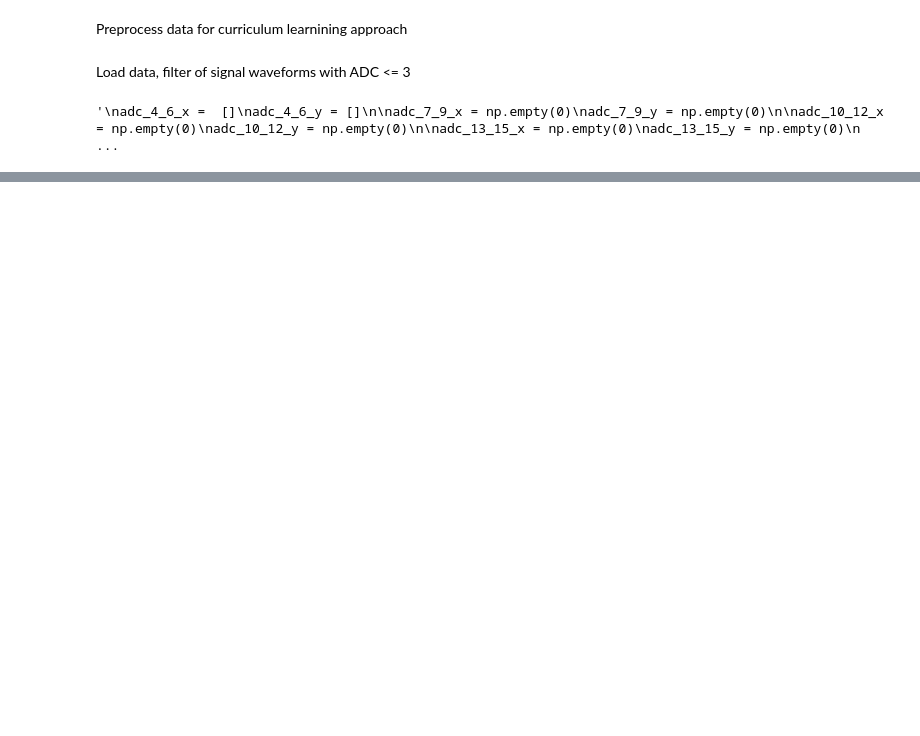
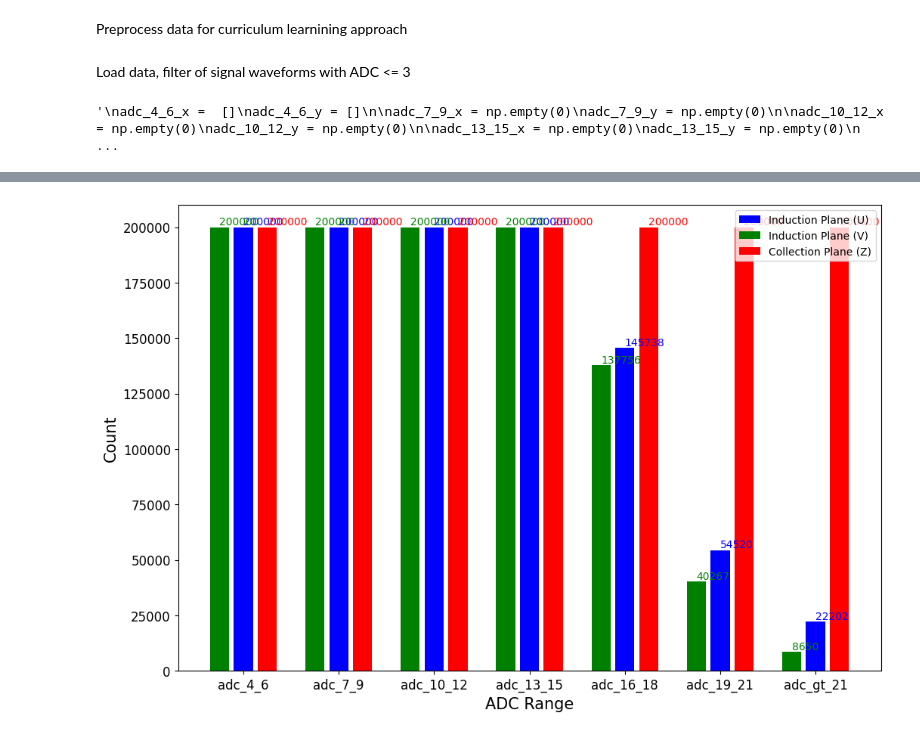
Before and after one commit to In-storage-compute/LArTPC-1DCNN-AutoEncoder, a Jupyter notebook: Neutrino-Trained-New-Dataset/AutoEncoder-Current/Curriculum-Learning/get_1mil_samlpl.ipynb, the cells around one changed output, grey strips where cells are left out. Cells and saved outputs as stored; diff of their text form; code cells hidden in the pictures; blank space fills up the shorter version.

```diff
--- a/Neutrino-Trained-New-Dataset/AutoEncoder-Current/Curriculum-Learning/get_1mil_samlpl.ipynb
+++ b/Neutrino-Trained-New-Dataset/AutoEncoder-Current/Curriculum-Learning/get_1mil_samlpl.ipynb
@@ -325,26 +218,33 @@ grouping = {
+# %%
+plane_U = np.load('/home/vlian/Workspace/processed_ar39/Sample_U_Plane.npy', allow_pickle=True)
+plane_V = np.load('/home/vlian/Workspace/processed_ar39/Sample_V_Plane.npy', allow_pickle=True)
+plane_Z = np.load('/home/vlian/Workspace/processed_ar39/Sample_Z_Plane.npy', allow_pickle=True)
 # %%
 fig = plt.figure(figsize=(12,8))
-plt.title('Number of signal waves grouped by ADC ranges ' + grouping[grp], size=15)
+#plt.title('Number of signal waves grouped by ADC ranges ' + grouping[grp], size=15)
 
-x_labels = [pp.group_num_labels[i] for i in range(8)]
+x_labels = [pp.group_num_labels[i] for i in range(1,8)]
 bar_width = 0.2
 
-plt.bar([i for i in range(8)], grouped_waves[1][0:8], width=bar_width, color='blue', label='Induction Plane (U)')
-plt.bar([i-bar_width - bar_width/4 for i in range(8)], grouped_waves_V[1][0:8], width=bar_width, color='green', label='Induction Plane (V)')
-plt.bar([i+bar_width + bar_width/4 for i in range(8)], grouped_waves_Z[1][0:8], width=bar_width, color='red', label='Collection Plane (Z)')
+plt.bar([i for i in range(7)], plane_U[1], width=bar_width, color='blue', label='Induction Plane (U)')
+plt.bar([i-bar_width - bar_width/4 for i in range(7)], plane_V[1], width=bar_width, color='green', label='Induction Plane (V)')
+plt.bar([i+bar_width + bar_width/4 for i in range(7)], plane_Z[1], width=bar_width, color='red', label='Collection Plane (Z)')
 
-for i in range(8):
+for i in range(7):
     dist = 1000
-    plt.text(i, grouped_waves[1][i] + dist, grouped_waves[1][i], color='blue', size=10)
-    plt.text(i-bar_width - bar_width/4, grouped_waves_V[1][i] + dist, grouped_waves_V[1][i], color='green', size=10)
-    plt.text(i+bar_width + bar_width/4, grouped_waves_Z[1][i] + dist, grouped_waves_Z[1][i], color='red', size=10)
+    plt.text(i, plane_U[1][i] + dist, plane_U[1][i], color='blue', size=10)
+    plt.text(i-bar_width - bar_width/4, plane_V[1][i] + dist, plane_V[1][i], color='green', size=10)
+    plt.text(i+bar_width + bar_width/4, plane_Z[1][i] + dist, plane_Z[1][i], color='red', size=10)
 
 
-plt.xticks([i for i in range(8)], x_labels, size=12)
+plt.xticks([i for i in range(7)], x_labels, size=12)
 plt.yticks(size=12)
 plt.legend()
 plt.xlabel('ADC Range', size=15)
 plt.ylabel('Count', size=15)
-filename = './histograms/file_group' + str(grp) +'.png'
-plt.savefig(filename, facecolor='w', bbox_inches='tight')
+#filename = './histograms/file_group' + str(grp) +'.png'
+#plt.savefig(filename, facecolor='w', bbox_inches='tight')
+plt.show()
 plt.close()
+# %% [output]
+[figure, added]
```
Also changed, not shown: parts of 22 cells of this notebook, 2 other files.
